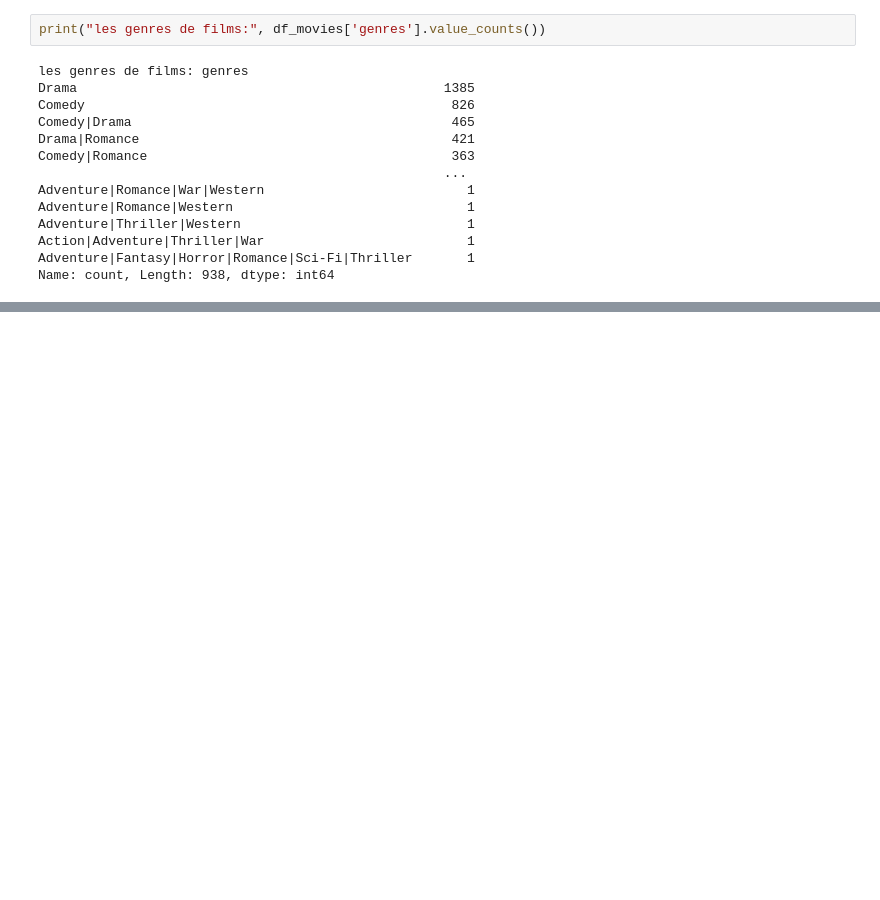
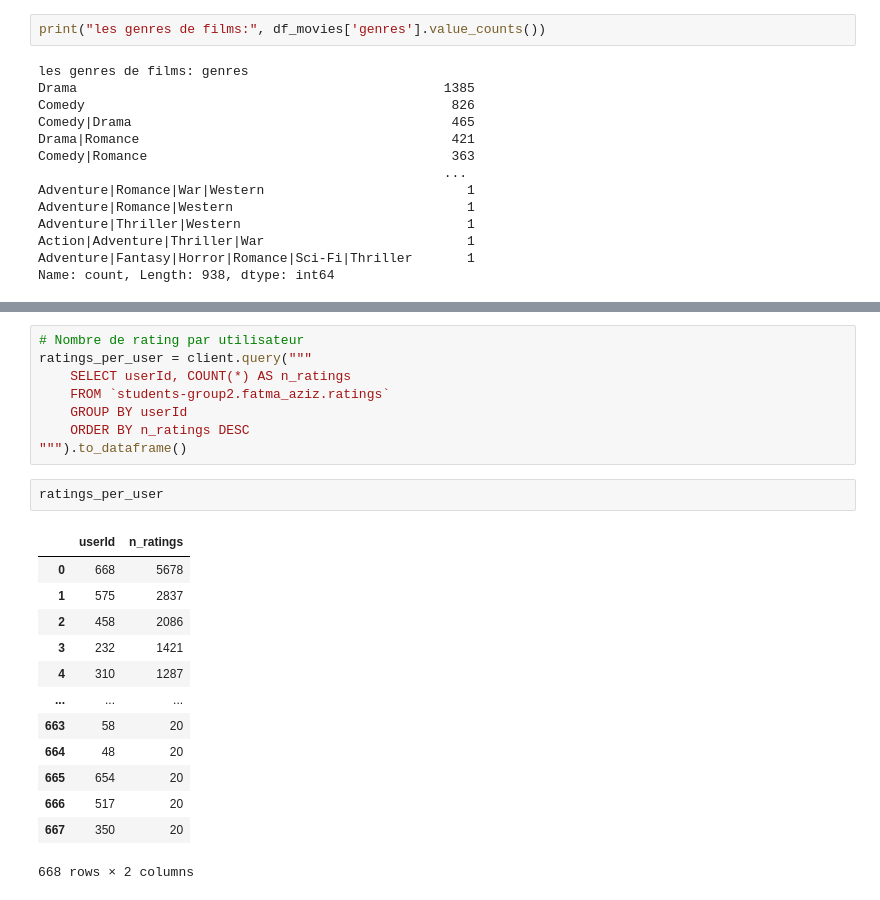
Before and after one commit to AzizDHIF/movie_recommender, a Jupyter notebook: notebooks/01_eda.ipynb, the cells around one changed output, grey strips where cells are left out. Cells and saved outputs as stored; diff of their text form; blank space fills up the shorter version.

```diff
--- a/notebooks/01_eda.ipynb
+++ b/notebooks/01_eda.ipynb
@@ -126,0 +176,24 @@ Name: count, Length: 938, dtype: int64
+# %%
+# Nombre de rating par utilisateur
+ratings_per_user = client.query("""
+    SELECT userId, COUNT(*) AS n_ratings
+    FROM `students-group2.fatma_aziz.ratings`
+    GROUP BY userId
+    ORDER BY n_ratings DESC
+""").to_dataframe()
+# %%
+ratings_per_user
+# %% [output]
+|  | userId | n_ratings |
+| 0 | 668 | 5678 |
+| 1 | 575 | 2837 |
+| 2 | 458 | 2086 |
+| 3 | 232 | 1421 |
+| 4 | 310 | 1287 |
+| ... | ... | ... |
+| 663 | 58 | 20 |
+| 664 | 48 | 20 |
+| 665 | 654 | 20 |
+| 666 | 517 | 20 |
+| 667 | 350 | 20 |
+668 rows × 2 columns
```
Also changed, not shown: parts of 5 cells of this notebook.
